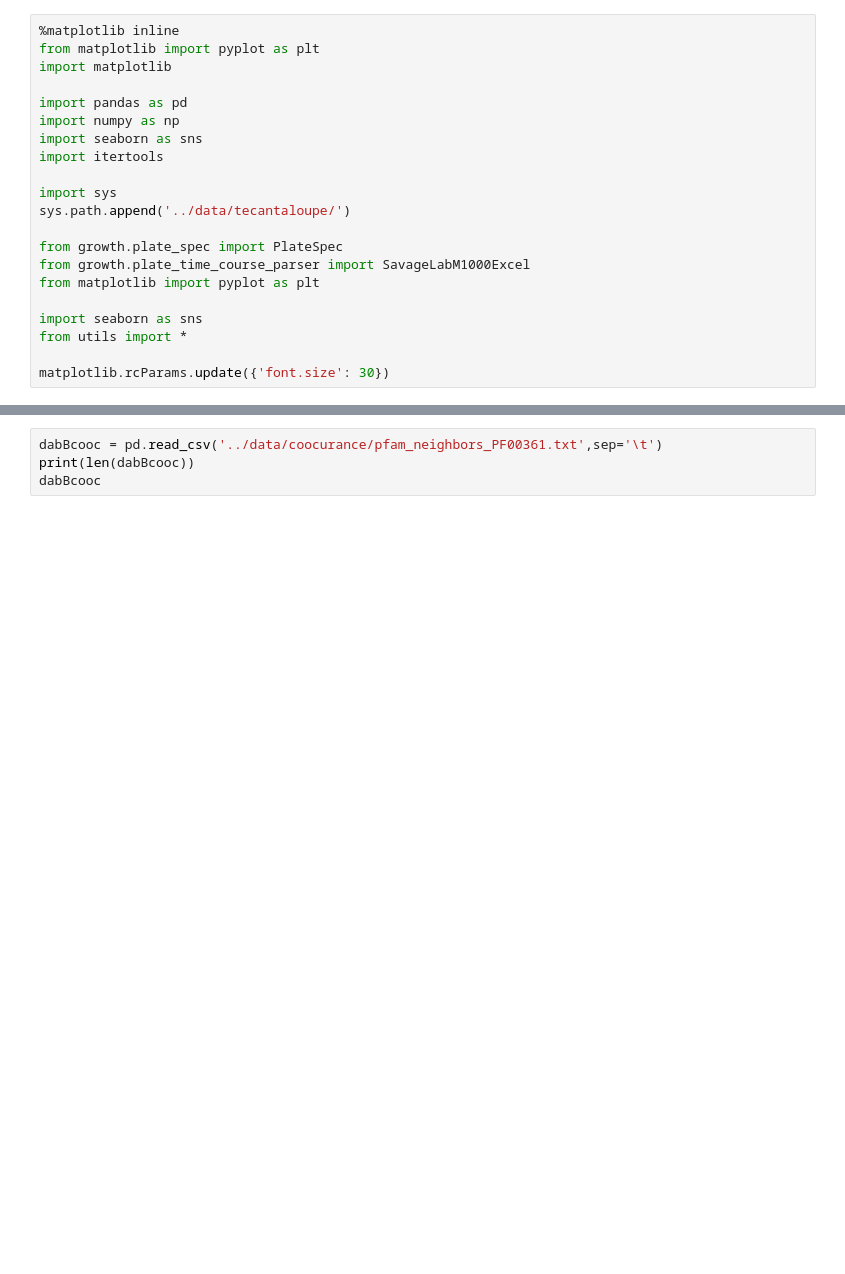
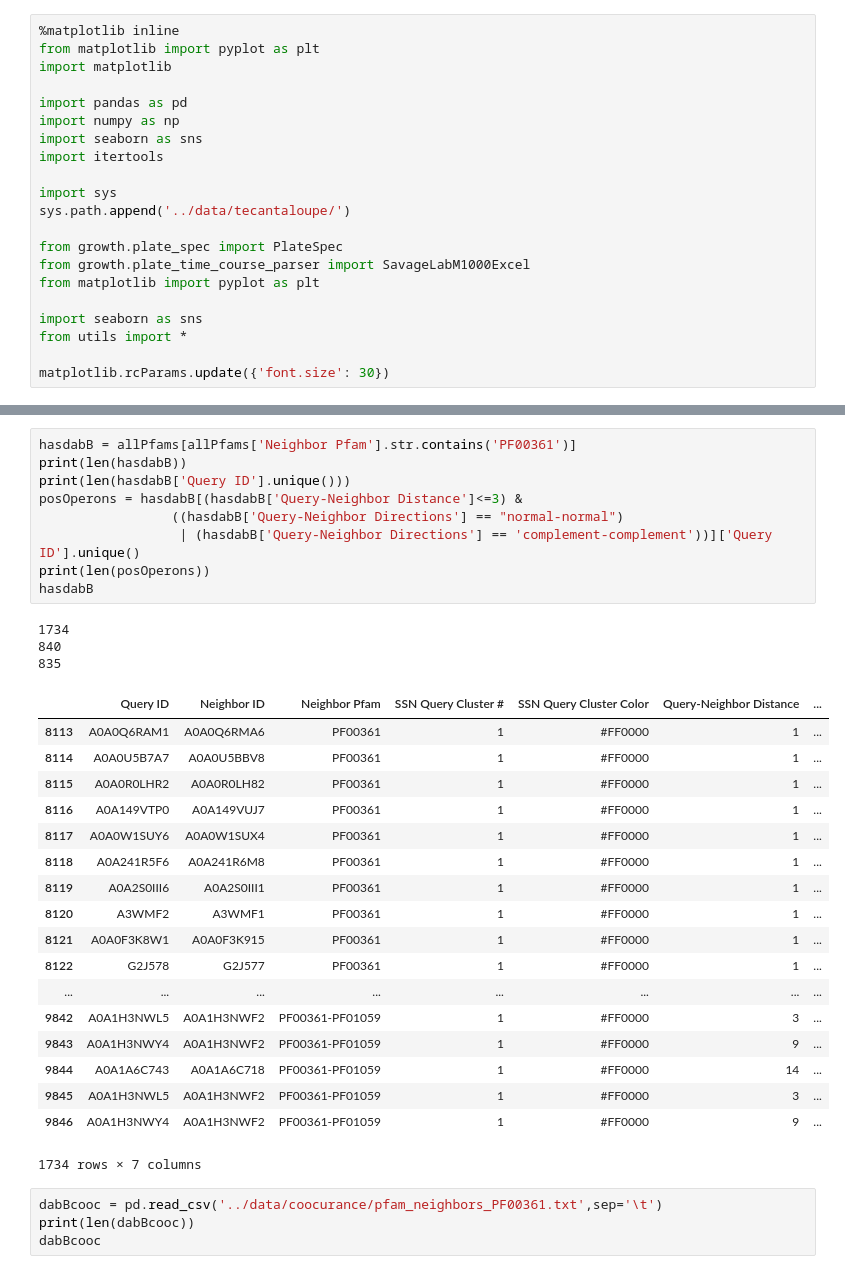
Before and after one commit to jackdesmarais/DabTransporterPaper, a Jupyter notebook: scripts/dabA_dabB_cooccurance.ipynb, the cells around one changed output, grey strips where cells are left out. Saved outputs shown, nothing was run; the diff lists cells and outputs as text; blank space fills up the shorter version.

```diff
--- a/scripts/dabA_dabB_cooccurance.ipynb
+++ b/scripts/dabA_dabB_cooccurance.ipynb
@@ -24,3 +44,34 @@ allPfams = pd.read_csv('../data/coocurance/ALL_PFAM.txt',sep='\t')
+# %%
+hasdabB = allPfams[allPfams['Neighbor Pfam'].str.contains('PF00361')]
+print(len(hasdabB))
+print(len(hasdabB['Query ID'].unique()))
+posOperons = hasdabB[(hasdabB['Query-Neighbor Distance']<=3) &
+                 ((hasdabB['Query-Neighbor Directions'] == "normal-normal")
+                  | (hasdabB['Query-Neighbor Directions'] == 'complement-complement'))]['Query ID'].unique()
+print(len(posOperons))
+hasdabB
+# %% [output]
+1734
+840
+835
+|  | Query ID | Neighbor ID | Neighbor Pfam | SSN Query Cluster # | SSN Query Cluster Color | Query-Neighbor Distance | ... |
+| 8113 | A0A0Q6RAM1 | A0A0Q6RMA6 | PF00361 | 1 | #FF0000 | 1 | ... |
+| 8114 | A0A0U5B7A7 | A0A0U5BBV8 | PF00361 | 1 | #FF0000 | 1 | ... |
+| 8115 | A0A0R0LHR2 | A0A0R0LH82 | PF00361 | 1 | #FF0000 | 1 | ... |
+| 8116 | A0A149VTP0 | A0A149VUJ7 | PF00361 | 1 | #FF0000 | 1 | ... |
+| 8117 | A0A0W1SUY6 | A0A0W1SUX4 | PF00361 | 1 | #FF0000 | 1 | ... |
+| 8118 | A0A241R5F6 | A0A241R6M8 | PF00361 | 1 | #FF0000 | 1 | ... |
+| 8119 | A0A2S0III6 | A0A2S0III1 | PF00361 | 1 | #FF0000 | 1 | ... |
+| 8120 | A3WMF2 | A3WMF1 | PF00361 | 1 | #FF0000 | 1 | ... |
+| 8121 | A0A0F3K8W1 | A0A0F3K915 | PF00361 | 1 | #FF0000 | 1 | ... |
+| 8122 | G2J578 | G2J577 | PF00361 | 1 | #FF0000 | 1 | ... |
+| ... | ... | ... | ... | ... | ... | ... | ... |
+| 9842 | A0A1H3NWL5 | A0A1H3NWF2 | PF00361-PF01059 | 1 | #FF0000 | 3 | ... |
+| 9843 | A0A1H3NWY4 | A0A1H3NWF2 | PF00361-PF01059 | 1 | #FF0000 | 9 | ... |
+| 9844 | A0A1A6C743 | A0A1A6C718 | PF00361-PF01059 | 1 | #FF0000 | 14 | ... |
+| 9845 | A0A1H3NWL5 | A0A1H3NWF2 | PF00361-PF01059 | 1 | #FF0000 | 3 | ... |
+| 9846 | A0A1H3NWY4 | A0A1H3NWF2 | PF00361-PF01059 | 1 | #FF0000 | 9 | ... |
+1734 rows × 7 columns
 # %%
 dabBcooc = pd.read_csv('../data/coocurance/pfam_neighbors_PF00361.txt',sep='\t')
 print(len(dabBcooc))
```
Also changed, not shown: parts of 1 cell of this notebook.
